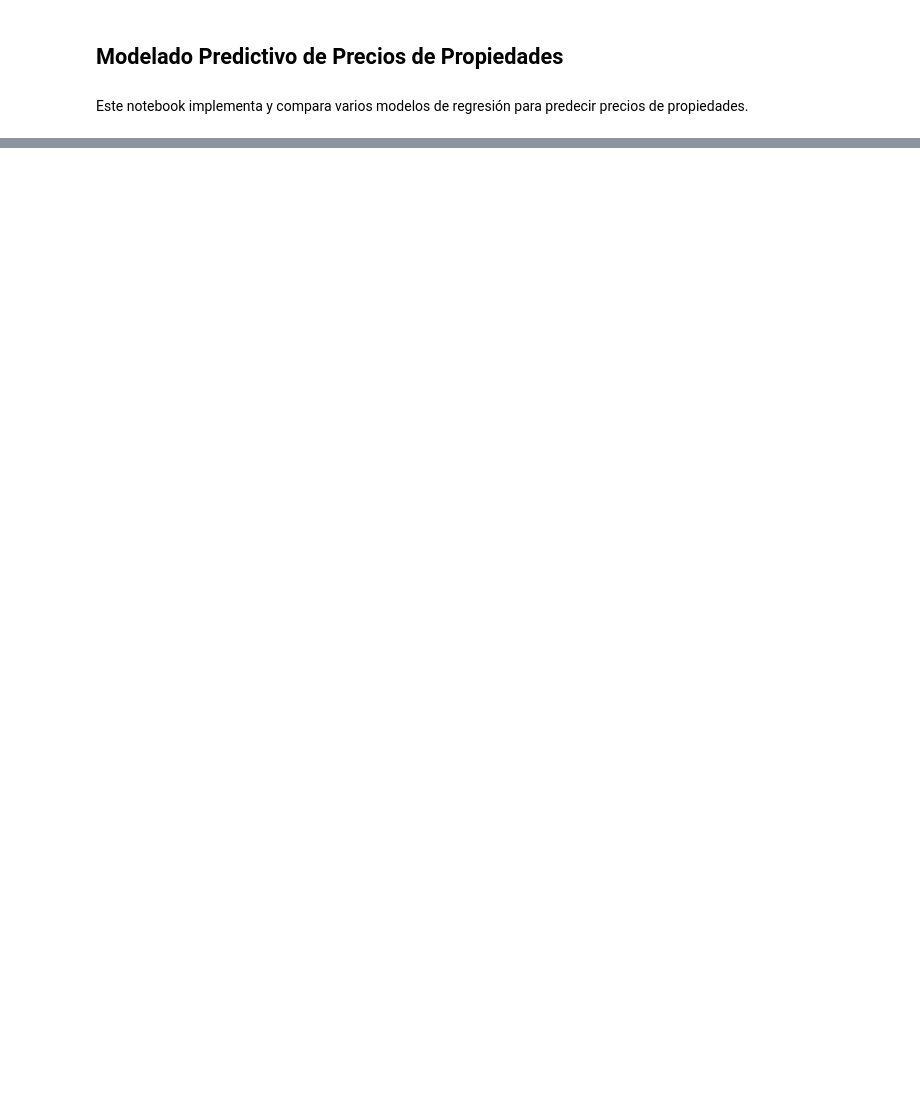
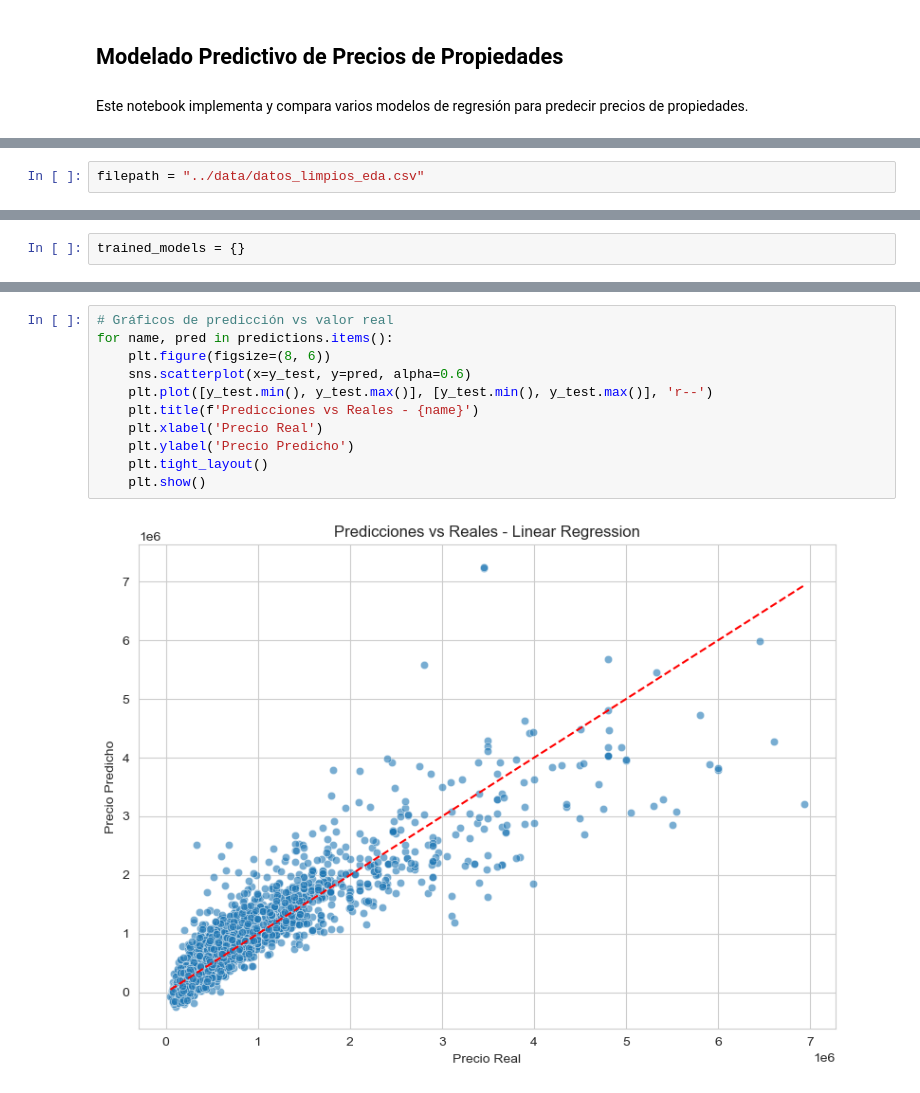
Before and after one commit to dortizrueda/Madrid-Prices, a Jupyter notebook: notebooks/02_Training.ipynb, the cells around one changed output, grey strips where cells are left out. Drawn from its saved outputs; the diff is of its cells as text; blank space fills up the shorter version.

```diff
--- a/notebooks/02_Training.ipynb
+++ b/notebooks/02_Training.ipynb
@@ -41,0 +46,2 @@ import seaborn as sns
+# %%
+filepath = "../data/datos_limpios_eda.csv"
@@ -304,0 +167,2 @@ Linear Regression (Log)    -0.235093  1.041197e+06  302886.392634
+# %%
+trained_models = {}
@@ -304,0 +286,13 @@ Linear Regression (Log)    -0.235093  1.041197e+06  302886.392634
+# %%
+# Gráficos de predicción vs valor real
+for name, pred in predictions.items():
+    plt.figure(figsize=(8, 6))
+    sns.scatterplot(x=y_test, y=pred, alpha=0.6)
+    plt.plot([y_test.min(), y_test.max()], [y_test.min(), y_test.max()], 'r--')
+    plt.title(f'Predicciones vs Reales - {name}')
+    plt.xlabel('Precio Real')
+    plt.ylabel('Precio Predicho')
+    plt.tight_layout()
+    plt.show()
+# %% [output]
+[figure, added]
```
Also changed, not shown: parts of 26 cells of this notebook.
